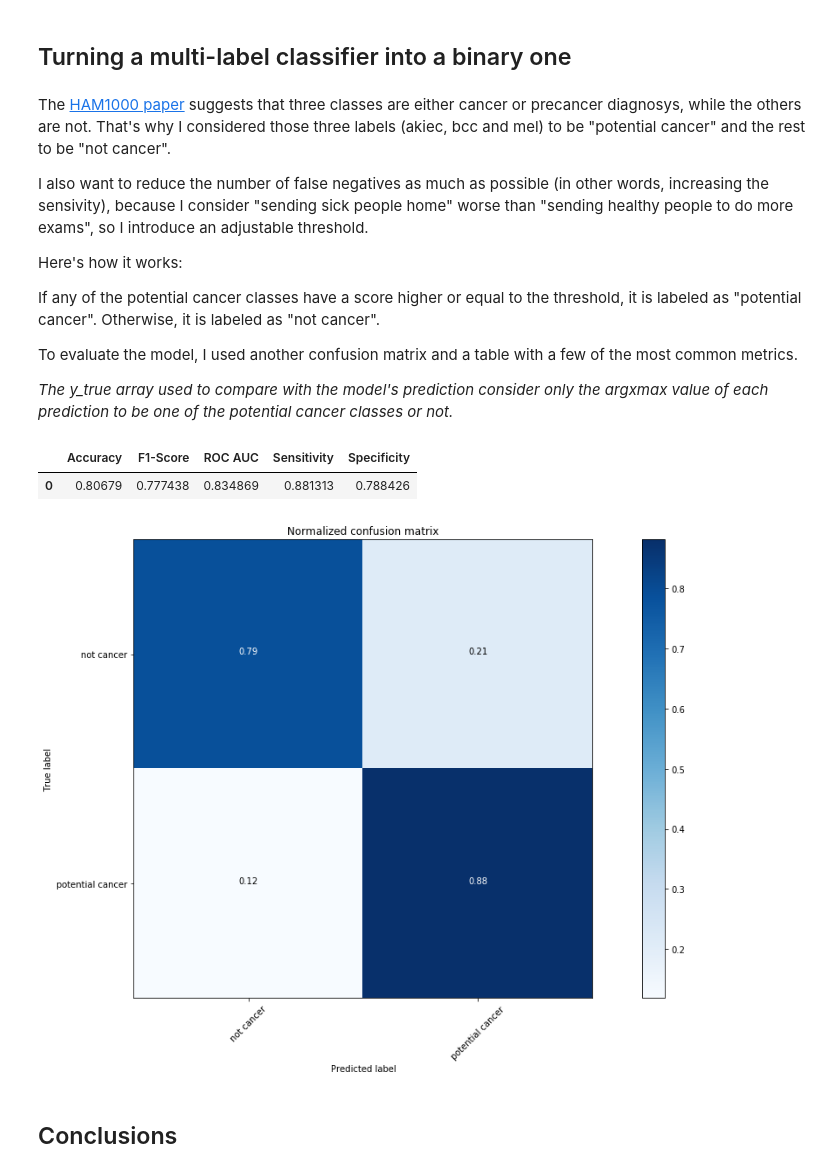
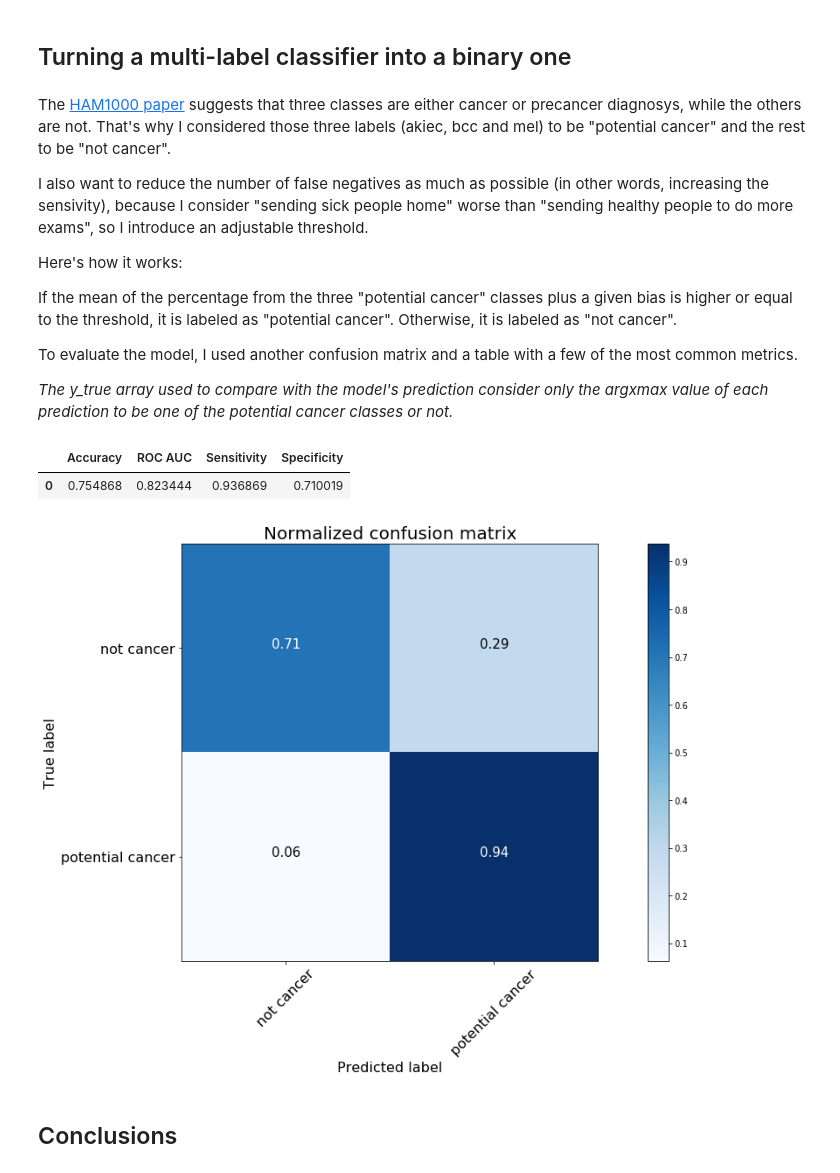
Before and after one commit to leodlca/skin-cancer-classifier, a Jupyter notebook: skin-cancer-classifier.ipynb, the cells around one changed output. Drawn from its saved outputs; the diff is of its cells as text; code cells hidden in the pictures.

```diff
--- a/skin-cancer-classifier.ipynb
+++ b/skin-cancer-classifier.ipynb
@@ -339,21 +368,21 @@ def plot_confusion_matrix(cm, classes,
         cm = cm.astype('float') / cm.sum(axis=1)[:, np.newaxis]
 
     plt.imshow(cm, interpolation='nearest', cmap=cmap)
-    plt.title(title)
+    plt.title(title, fontsize=20)
     plt.colorbar()
     tick_marks = np.arange(len(classes))
-    plt.xticks(tick_marks, classes, rotation=45)
-    plt.yticks(tick_marks, classes)
+    plt.xticks(tick_marks, classes, rotation=45, fontsize=16)
+    plt.yticks(tick_marks, classes, fontsize=16)
 
     fmt = '.2f' if normalize else 'd'
     thresh = cm.max() / 2.
     for i, j in itertools.product(range(cm.shape[0] - 1, -1, -1), range(cm.shape[1] - 1, -1, -1)):
-        plt.text(j, i, format(cm[i, j], fmt),
+        plt.text(j, i, format(cm[i, j], fmt), fontsize=15,
                  horizontalalignment="center",
                  color="white" if cm[i, j] > thresh else "black")
 
-    plt.ylabel('True label')
-    plt.xlabel('Predicted label')
+    plt.ylabel('True label', fontsize=16)
+    plt.xlabel('Predicted label', fontsize=16)
     plt.tight_layout()
 
 # Compute confusion matrix
@@ -375,8 +404,12 @@ The ROC Curve is one of the best ways to evaluate categorical classifiers, as th
 
 Here we can see that our model is doing pretty good for most of the classes, and has a nice micro and macro-average ROC AUC score.
 # %%
+from sklearn.metrics import roc_curve, auc
+
 n_classes = 7
 y_score = model.predict(test_features)
+
+lw = 2
 
 # Compute ROC curve and ROC area for each class
 fpr = dict()
@@ -423,15 +456,15 @@ colors = cycle(['aqua', 'darkorange', 'cornflowerblue'])
 for i, color in zip(range(n_classes), colors):
     plt.plot(fpr[i], tpr[i], color=color, lw=lw,
              label='ROC curve of class {0} (area = {1:0.2f})'
-             ''.format(i, roc_auc[i]))
+             ''.format(target_names[i], roc_auc[i]))
 
 plt.plot([0, 1], [0, 1], 'k--', lw=lw)
 plt.xlim([0.0, 1.0])
 plt.ylim([0.0, 1.05])
-plt.xlabel('False Positive Rate')
-plt.ylabel('True Positive Rate')
-plt.title('Some extension of Receiver operating characteristic to multi-class')
-plt.legend(loc="lower right")
+plt.xlabel('1 - Specificity', fontsize=16)
+plt.ylabel('Sensitivity', fontsize=16)
+plt.title('Some extension of Receiver operating characteristic to multi-class', fontsize=20)
+plt.legend(loc="lower right", fontsize=14)
 plt.savefig('my_results/roc-7.png')
 plt.show()
 # %% [output]
@@ -445,21 +478,22 @@ I also want to reduce the number of false negatives as much as possible (in othe
 
 Here's how it works:
 
-If any of the potential cancer classes have a score higher or equal to the threshold, it is labeled as "potential cancer". Otherwise, it is labeled as "not cancer".
+If the mean of the percentage from the three "potential cancer" classes plus a given bias is higher or equal to the threshold, it is labeled as "potential cancer". Otherwise, it is labeled as "not cancer".
 
 To evaluate the model, I used another confusion matrix and a table with a few of the most common metrics.
 
 *The y_true array used to compare with the model's prediction consider only the argxmax value of each prediction to be one of the potential cancer classes or not.*
 # %%
-from sklearn.metrics import roc_auc_score
-from sklearn.metrics import classification_report
+from itertools import cycle
+from sklearn.metrics import roc_curve, auc, roc_auc_score
+from scipy import interp
 
-def mel_vs_rest(classification, threshold=1/7):
-    return 1 if max(classification[0], classification[1], classification[4]) >= threshold else 0
+def mel_vs_rest(classification, threshold=1/7, bias=0):
+    return 1 if np.mean([classification[0], classification[1], classification[4]]) + bias >= threshold else 0
 
 class_names = ['not cancer', 'potential cancer']
 
-t_predictions = [mel_vs_rest(model.predict(np.expand_dims(feature, axis=0))[0], threshold=1/14) for feature in test_features]
+t_predictions = [mel_vs_rest(model.predict(np.expand_dims(feature, axis=0))[0], threshold=1/7, bias=1/10) for feature in test_features]
 t_y_true = [1 if x in [0, 1, 4] else 0 for x in y_true]
 
 accuracy = len([i for i in range(len(t_predictions)) if t_predictions[i] == t_y_true[i]]) / len(t_predictions)
@@ -467,40 +501,39 @@ accuracy = len([i for i in range(len(t_predictions)) if t_predictions[i] == t_y_
 # Compute confusion matrix
 cnf_matrix = confusion_matrix(t_y_true, t_predictions)
 true_negative, false_positive, false_negative, true_positive = cnf_matrix.ravel()
 
 np.set_printoptions(precision=2)
 
 # Plot normalized confusion matrix
 plt.figure()
 plot_confusion_matrix(cnf_matrix, classes=class_names, normalize=True,
                      title='Normalized confusion matrix')
-plt.savefig('my_results/confusion-2.png')
+plt.savefig('my_results/confusion.png')
 
 sensitivity = true_positive / (true_positive + false_negative) # this is also the recall
 specificity = true_negative / (true_negative + false_positive)
 
 '''print("Accuracy: %.3f" % accuracy)
 print("Sensitivity (or recall): %.3f" % sensitivity)
 print("Specificity: %.3f" % specificity)
 print("Positive Prediction Value: %.3f" % ppv)
-print("Negative Prediction Value: %.3f" % npv)
+print("Negative Pred)
 print("ROC Score: %.3f" % roc_auc_score(t_y_true, t_predictions))'''
 
 binary_d = {
     'Accuracy': [accuracy],
     'Sensitivity': [sensitivity],
     'Specificity': [specificity],
-    'F1-Score': [f1_score],
     'ROC AUC': [roc_auc_score(t_y_true, t_predictions)]
 }
 
 binary_df = pd.DataFrame(binary_d)
-binary_df.to_csv('my_results/metrics-2.csv', index=False)
+binary_df.to_csv('my_results/metrics.csv', index=False)
 binary_df.head()
 # %% [output]
-|  | Accuracy | F1-Score | ROC AUC | Sensitivity | Specificity |
-| 0 | 0.80679 | 0.777438 | 0.834869 | 0.881313 | 0.788426 |
+|  | Accuracy | ROC AUC | Sensitivity | Specificity |
+| 0 | 0.754868 | 0.823444 | 0.936869 | 0.710019 |
-[figure, old version]
+[figure, new version]
 # %% [markdown]
 ## Conclusions
 # %% [markdown]
```
Also changed, not shown: parts of 11 cells of this notebook, 20 other files.
